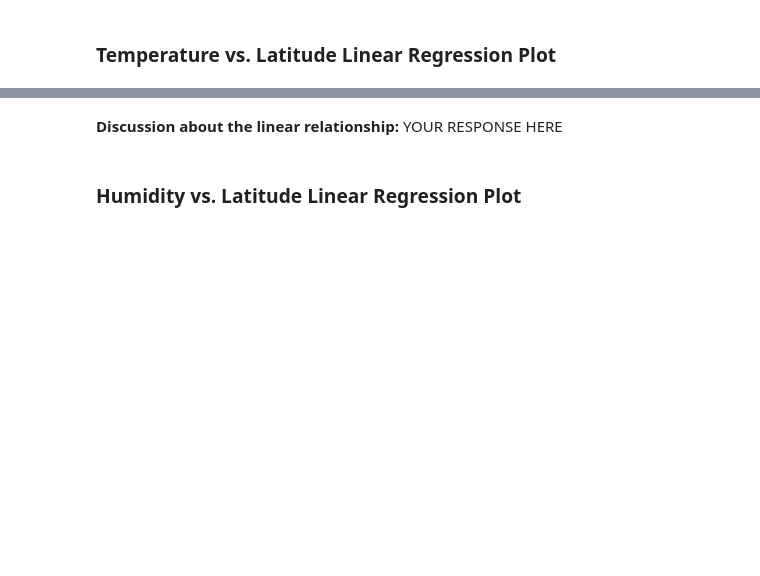
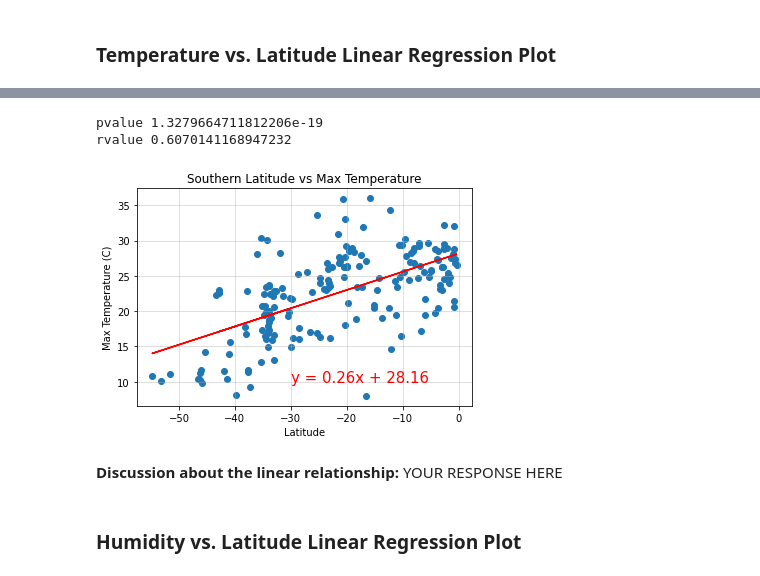
Before and after one commit to isabellajade/python-api-challenge, a Jupyter notebook: WeatherPy/WeatherPy.ipynb, the cells around one changed output, grey strips where cells are left out. Saved outputs shown, nothing was run; the diff lists cells and outputs as text; code cells hidden in the pictures; blank space fills up the shorter version.

```diff
--- a/WeatherPy/WeatherPy.ipynb
+++ b/WeatherPy/WeatherPy.ipynb
@@ -368,3 +333,12 @@ The r-value is: 0.4121057168607245
+# %%
+# Linear regression on Southern Hemisphere
+linearRegression(southern_hemi_df["Lat"], southern_hemi_df["Max Temp"], (-30, 10), "Southern Latitude vs Max Temperature",
+                 'Latitude', 'Max Temperature (C)'
+)
+# %% [output]
+pvalue 1.3279664711812206e-19
+rvalue 0.6070141168947232
+[figure, added]
 # %% [markdown]
 **Discussion about the linear relationship:** YOUR RESPONSE HERE
 # %% [markdown]
```
Also changed, not shown: parts of 23 cells of this notebook.
